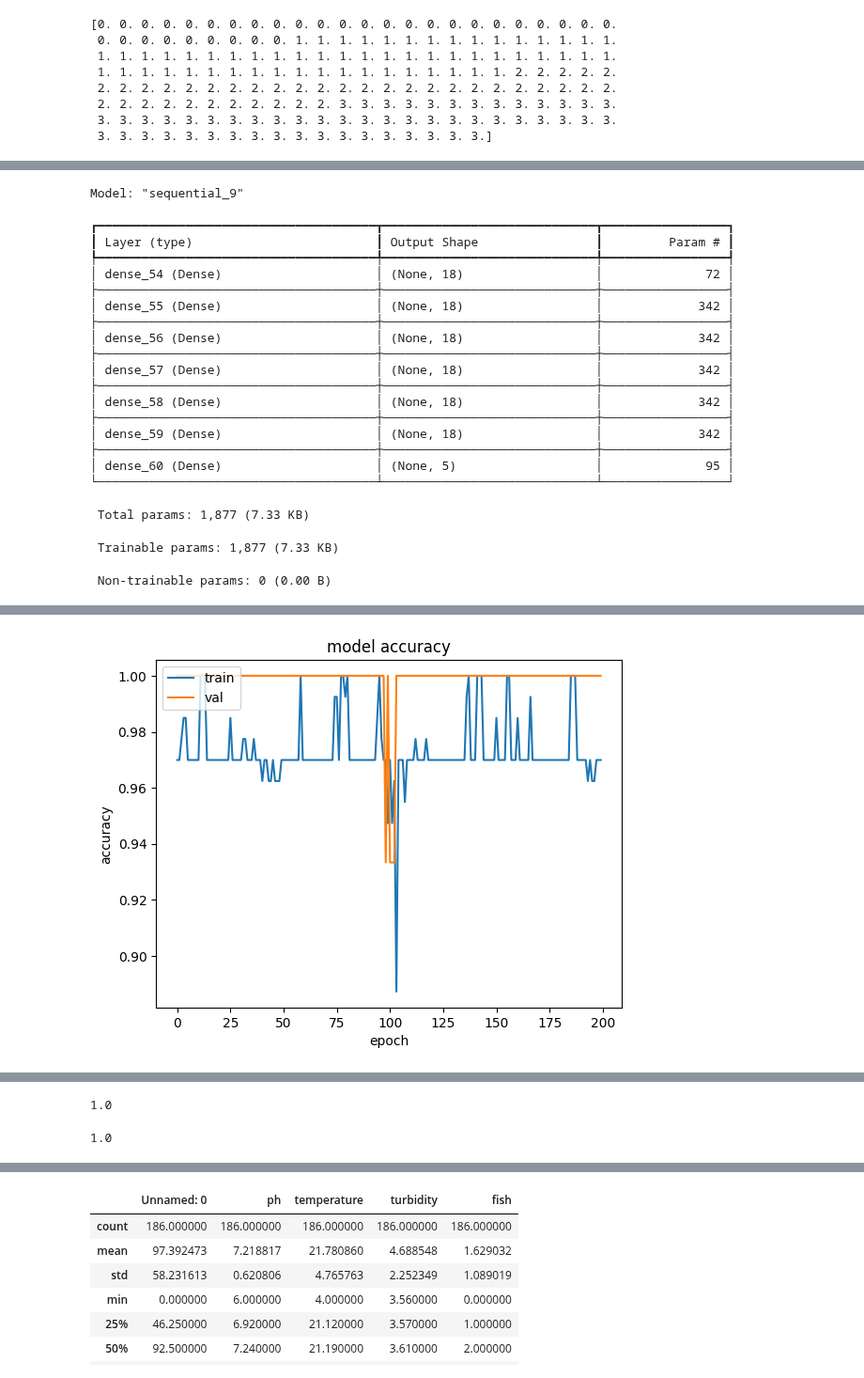
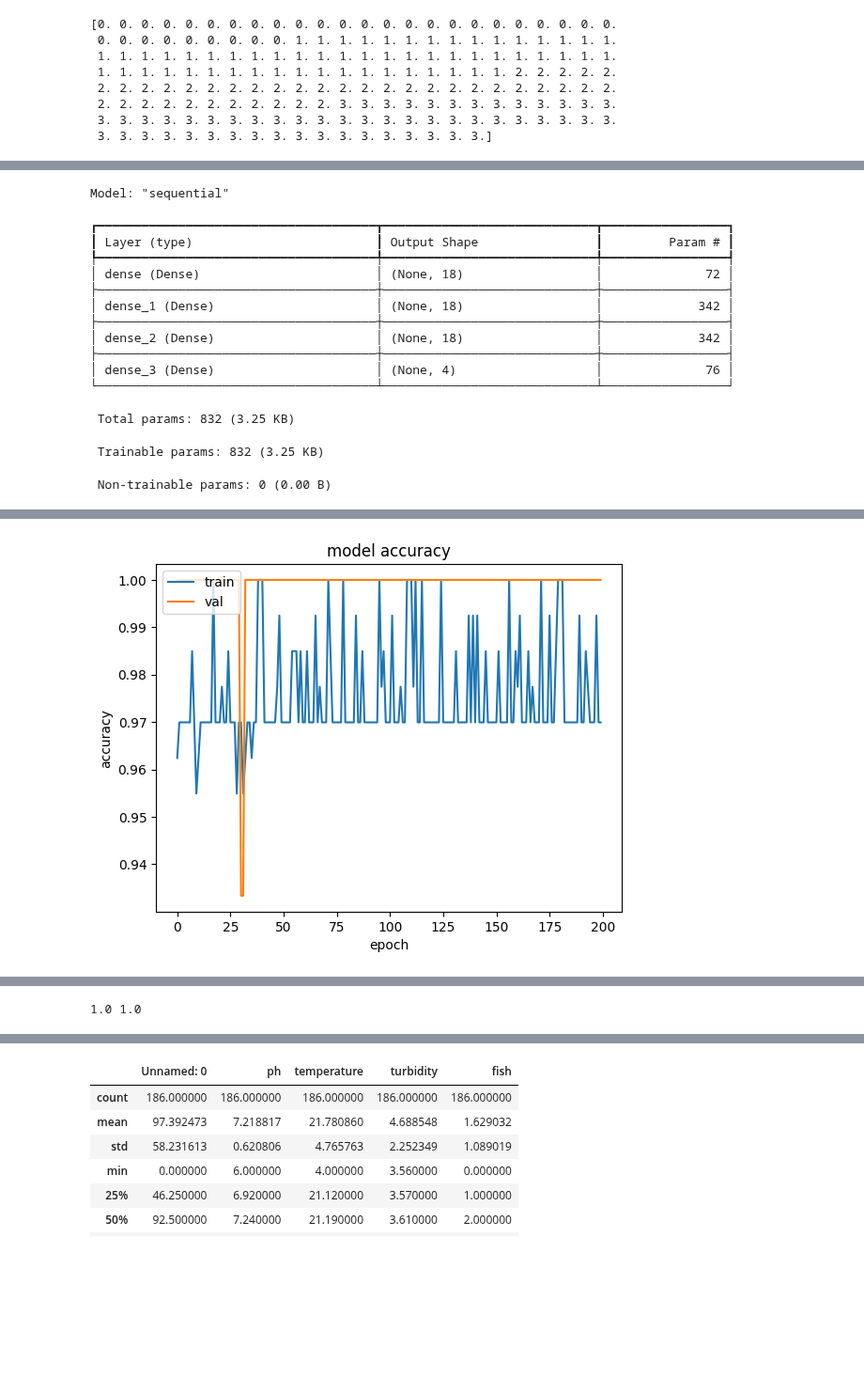
Before and after one commit to vvrgit/Aquaculture, a Jupyter notebook: Aquaculture_DNN_Spec.ipynb, the cells around one changed output, grey strips where cells are left out. Shown at 94% size. Drawn from its saved outputs; the diff is of its cells as text; code cells hidden in the pictures; blank space fills up the shorter version.

```diff
--- a/Aquaculture_DNN_Spec.ipynb
+++ b/Aquaculture_DNN_Spec.ipynb
@@ -798,6 +798,6 @@ print(red_wine_data_X)
 # %%
 import tensorflow as tf
 
-y_train=tf.keras.utils.to_categorical(Y,num_classes=5)
+y_train=tf.keras.utils.to_categorical(Y,num_classes=4)
 print(y_train)
 # %% [output]
@@ -827,32 +827,23 @@ model=Sequential()
 model.add(Dense(First_Layer_Size,activation='relu', input_shape=(3,)))
 model.add(Dense(First_Layer_Size,activation='relu'))
 model.add(Dense(First_Layer_Size,activation='relu'))
-model.add(Dense(First_Layer_Size,activation='relu'))
-model.add(Dense(First_Layer_Size,activation='relu'))
-model.add(Dense(First_Layer_Size,activation='relu'))
-model.add(Dense(5,activation='softmax'))
+model.add(Dense(4,activation='softmax'))
 model.summary()
 # %% [output]
-Model: "sequential_9"
+Model: "sequential"
 ┏━━━━━━━━━━━━━━━━━━━━━━━━━━━━━━━━━━━━━━┳━━━━━━━━━━━━━━━━━━━━━━━━━━━━━┳━━━━━━━━━━━━━━━━━┓
 ┃ Layer (type)                         ┃ Output Shape                ┃         Param # ┃
 ┡━━━━━━━━━━━━━━━━━━━━━━━━━━━━━━━━━━━━━━╇━━━━━━━━━━━━━━━━━━━━━━━━━━━━━╇━━━━━━━━━━━━━━━━━┩
-│ dense_54 (Dense)                     │ (None, 18)                  │              72 │
+│ dense (Dense)                        │ (None, 18)                  │              72 │
 ├──────────────────────────────────────┼─────────────────────────────┼─────────────────┤
-│ dense_55 (Dense)                     │ (None, 18)                  │             342 │
+│ dense_1 (Dense)                      │ (None, 18)                  │             342 │
 ├──────────────────────────────────────┼─────────────────────────────┼─────────────────┤
-│ dense_56 (Dense)                     │ (None, 18)                  │             342 │
+│ dense_2 (Dense)                      │ (None, 18)                  │             342 │
 ├──────────────────────────────────────┼─────────────────────────────┼─────────────────┤
-│ dense_57 (Dense)                     │ (None, 18)                  │             342 │
-├──────────────────────────────────────┼─────────────────────────────┼─────────────────┤
-│ dense_58 (Dense)                     │ (None, 18)                  │             342 │
-├──────────────────────────────────────┼─────────────────────────────┼─────────────────┤
-│ dense_59 (Dense)                     │ (None, 18)                  │             342 │
-├──────────────────────────────────────┼─────────────────────────────┼─────────────────┤
-│ dense_60 (Dense)                     │ (None, 5)                   │              95 │
+│ dense_3 (Dense)                      │ (None, 4)                   │              76 │
 └──────────────────────────────────────┴─────────────────────────────┴─────────────────┘
- Total params: 1,877 (7.33 KB)
+ Total params: 832 (3.25 KB)
- Trainable params: 1,877 (7.33 KB)
+ Trainable params: 832 (3.25 KB)
  Non-trainable params: 0 (0.00 B)
 # %%
 CKPT_path = "Fish_Spech_64.weights.h5"
@@ -870,5 +861,6 @@ plt.ylabel('accuracy')
 plt.xlabel('epoch')
 plt.legend(['train', 'val'], loc='upper left')
 plt.show()
+model.save("Fish_Spech_32.h5")
 # %% [output]
 Epoch 1/200
@@ -891 +883 @@ Epoch 200/200
-[figure, old version]
+[figure, new version]
@@ -892,8 +885,4 @@ Epoch 200/200
 # %%
-max(history.history['accuracy'])
+print(max(history.history['accuracy']),max(history.history['val_accuracy']))
 # %% [output]
-1.0
+1.0 1.0
-# %%
-max(history.history['val_accuracy'])
-# %% [output]
-1.0
```
Also changed, not shown: parts of 12 cells of this notebook.
